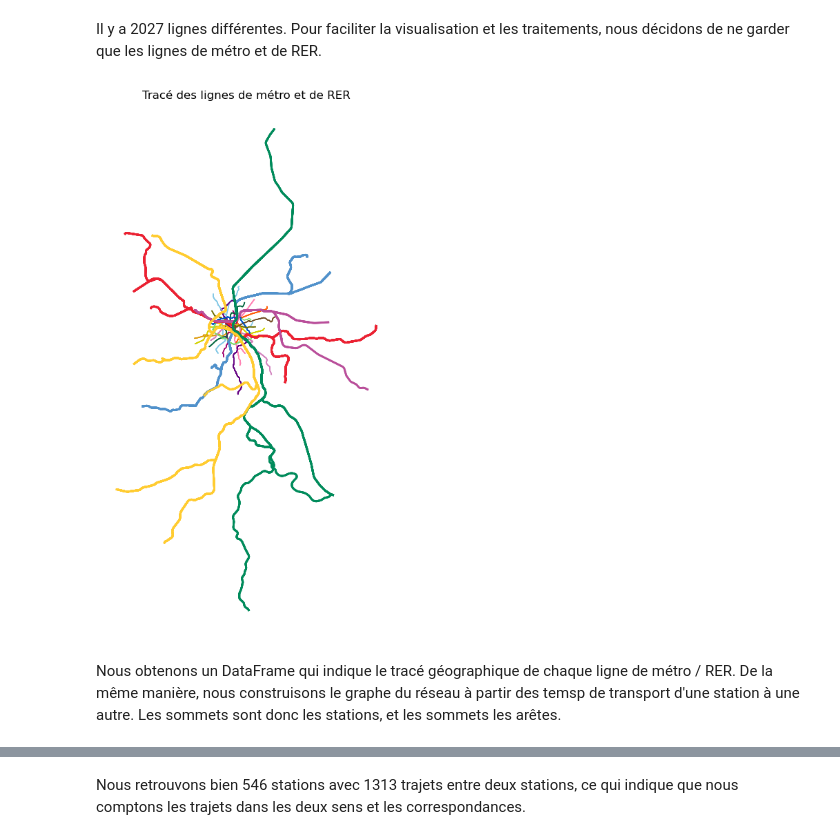
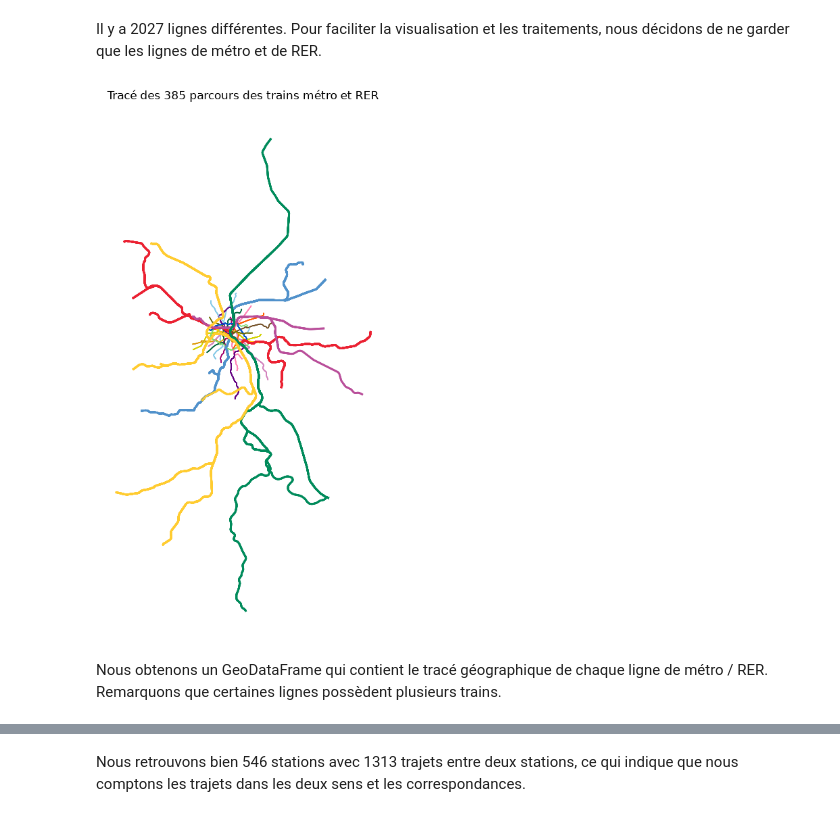
Before and after one commit to emmaganneval-proj/python_datascience_liuqi, a Jupyter notebook: rapport_final.ipynb, the cells around one changed output, grey strips where cells are left out. Drawn from its saved outputs; the diff is of its cells as text; code cells hidden in the pictures.

```diff
--- a/rapport_final.ipynb
+++ b/rapport_final.ipynb
@@ -53,18 +103,18 @@ Il y a 2027 lignes différentes. Pour faciliter la visualisation et les traiteme
 # %%
 df_routes = charger_routes("data/idfm") # Lignes selon leur type, nous ne gardons que métro et RER
 df_trips = charger_trips("data/idfm", df_routes) # Trains qui traversent chaque ligne
 df_parcours = charger_parcours("data/idfm", df_trips) # Géométrie du parcours suivi par les trains de notre sélection
 
 gpd_idfm = construire_lignes_idfm(df_parcours) # Passage en GeoPandas, avec changement de projection
 
 ax = gpd_idfm.plot(
     color="#" + gpd_idfm["route_color"], # Couleurs officielles des lignes
     linewidth=np.where(gpd_idfm["mode"] == "metro", 1, 2), # RER plus épais
     figsize=(10, 10),
 )
-ax.set_title("Tracé des lignes de métro et de RER")
+ax.set_title(f"Tracé des {len(gpd_idfm)} parcours des trains métro et RER")
 ax.set_axis_off()
 # %% [output]
-[figure, old version]
+[figure, new version]
 # %% [markdown]
-Nous obtenons un DataFrame qui indique le tracé géographique de chaque ligne de métro / RER. De la même manière, nous construisons le graphe du réseau à partir des temsp de transport d'une station à une autre. Les sommets sont donc les stations, et les sommets les arêtes.
+Nous obtenons un GeoDataFrame qui contient le tracé géographique de chaque ligne de métro / RER. Remarquons que certaines lignes possèdent plusieurs trains.
```
Also changed, not shown: parts of 13 cells of this notebook.
